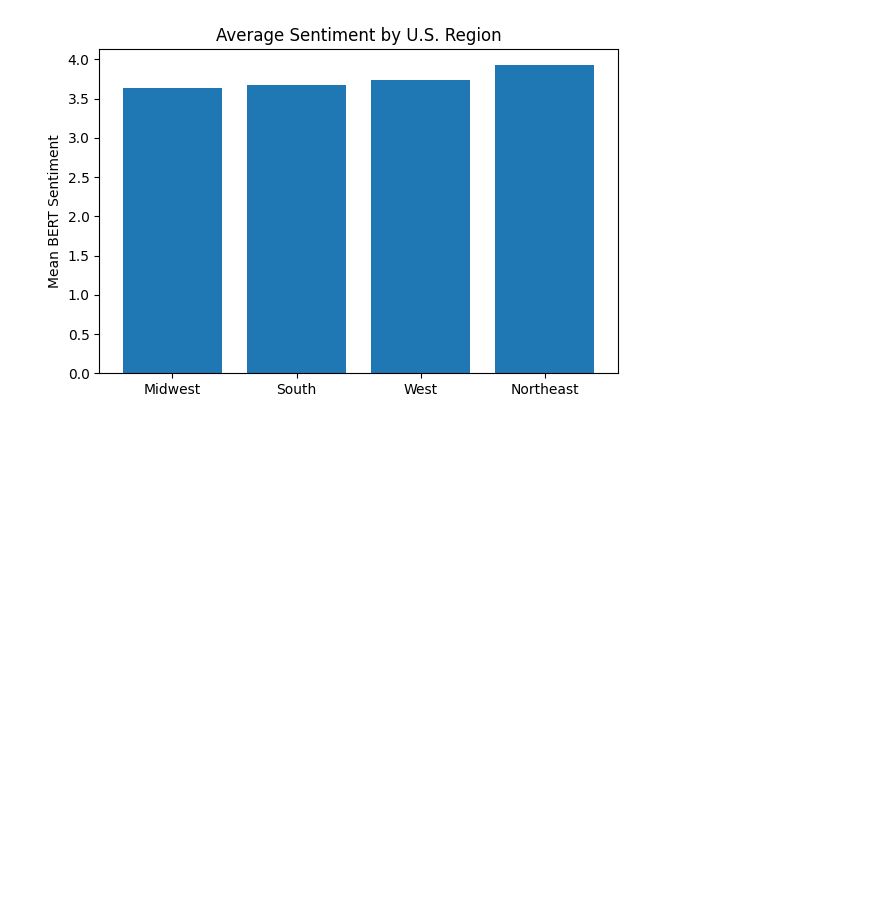
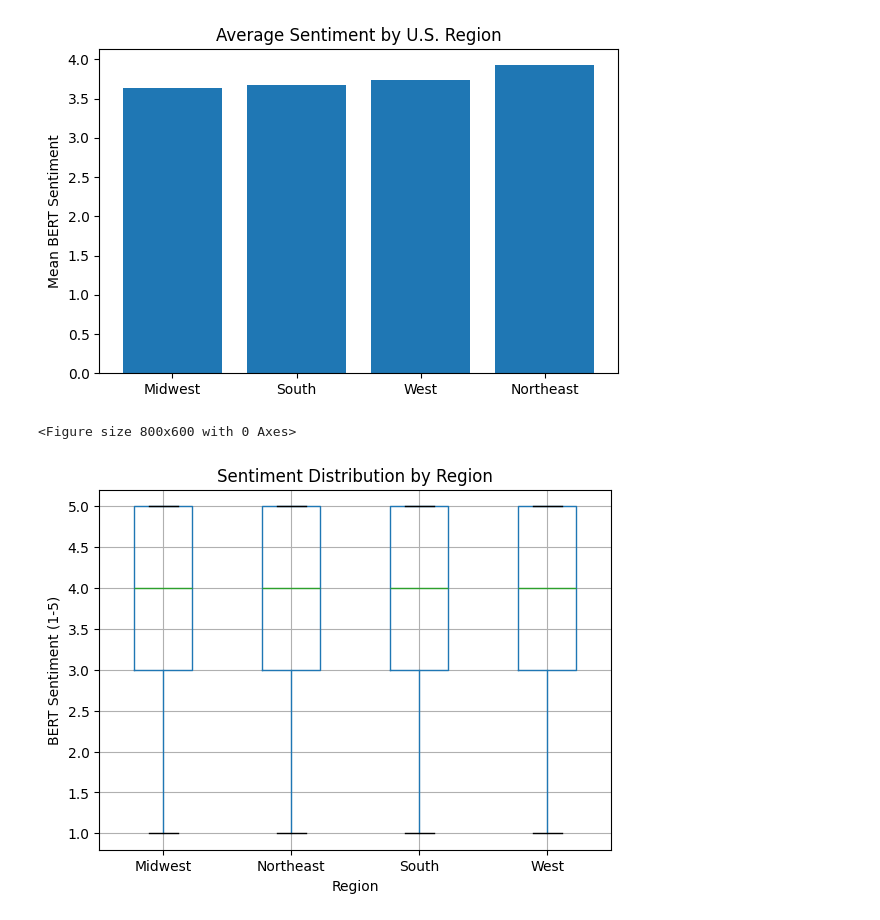
Before and after one commit to SoumayaTmane/Hotel_Sentiments, a Jupyter notebook: Data_Explortation/bert_model.ipynb, the cells around one changed output. Drawn from its saved outputs; the diff is of its cells as text; code cells hidden in the pictures; blank space fills up the shorter version.

Commit message:
Enhanced bert model

```diff
--- a/Data_Explortation/bert_model.ipynb
+++ b/Data_Explortation/bert_model.ipynb
@@ -232,3 +232,16 @@ plt.tight_layout()
 plt.show()
 # %% [output]
 [figure]
+# %%
+import matplotlib.pyplot as plt
+
+plt.figure(figsize=(8,6))
+df_sample.boxplot(column='bert_sentiment', by='region')
+plt.title("Sentiment Distribution by Region")
+plt.suptitle("")
+plt.xlabel("Region")
+plt.ylabel("BERT Sentiment (1-5)")
+plt.show()
+# %% [output]
+<Figure size 800x600 with 0 Axes>
+[figure, added]
```
Also changed, not shown: parts of 4 cells of this notebook.
